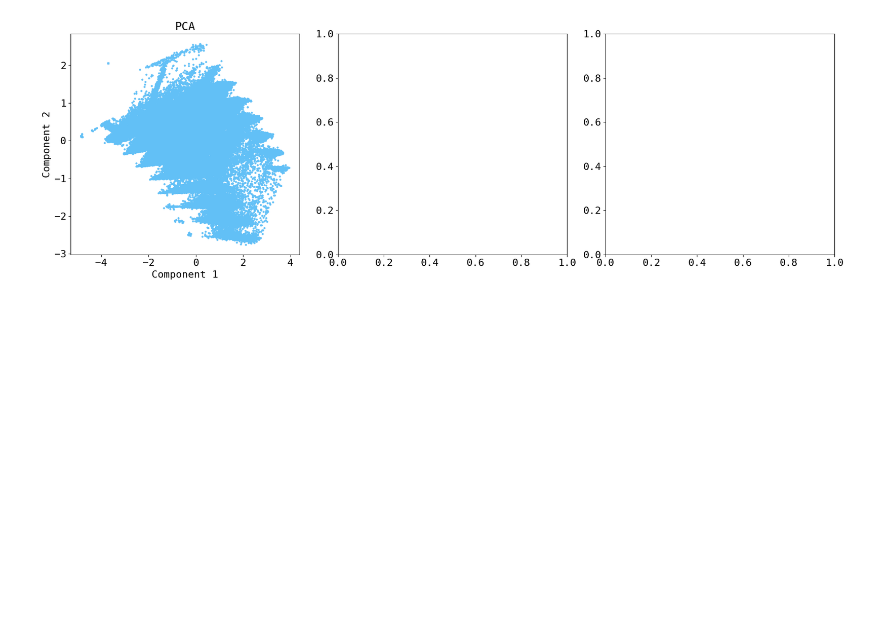
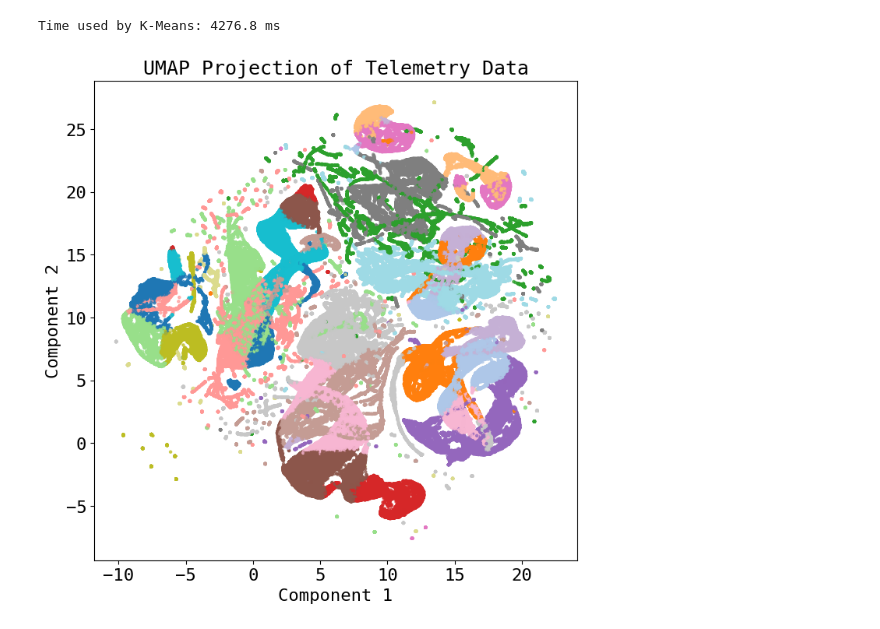
Before and after one commit to Emdryo/AML_Final_Project_F1, a Jupyter notebook: test.ipynb, the cells around one changed output. Saved outputs shown, nothing was run; the diff lists cells and outputs as text; code cells hidden in the pictures; blank space fills up the shorter version.

```diff
--- a/test.ipynb
+++ b/test.ipynb
@@ -59,17 +94,28 @@ y_pcs = pca.fit_transform(telem_scaled)
+# %%
+reducer = umap.UMAP(n_components=2)
+y_umap = reducer.fit_transform(telem_scaled)
+# %%
+start = time.time()
+
+km = KMeans(
+    n_clusters=20,
+    init='k-means++',   # smarter initialization than random
+    n_init=20,          # run 20 times, keep best — default is only 10
+    max_iter=500,       # give it room to converge
+    random_state=42
+)
+km_labels = km.fit_predict(telem_scaled)
+
+end = time.time()
+
+print(f"Time used by K-Means: {(end - start) * 1000:.1f} ms")
+# %% [output]
+Time used by K-Means: 4276.8 ms
 # %%
-reducs = [y_pcs]#, y_tsne, y_umap]
-labls = ['PCA']#, 't-SNE', 'UMAP']
-
-fig, axes = plt.subplots(nrows = 1, ncols =3, figsize=(18, 6), dpi=100)
-for i in range(1):
-    # create a figure
-    ax = axes[i]
-    ax.set_xlabel('Component 1')
-    ax.set_ylabel('Component 2')
-    # scatter plot using two principal components stored in y_pcs
-    ax.scatter(reducs[i][:, 0], reducs[i][:, 1], s=5)
-    ax.set_title(labls[i])
-plt.tight_layout()
-plt.show()
+fig, ax = plt.subplots(figsize=(8, 8))
+ax.set_xlabel('Component 1')
+ax.set_ylabel('Component 2')
+ax.scatter(y_umap[:, 0], y_umap[:, 1], s=5, c=km_labels, cmap='tab20', alpha=0.7)
+ax.set_title('UMAP Projection of Telemetry Data');
 # %% [output]
-[figure, old version]
+[figure, new version]
```
Also changed, not shown: parts of 9 cells of this notebook, 2 other files.
